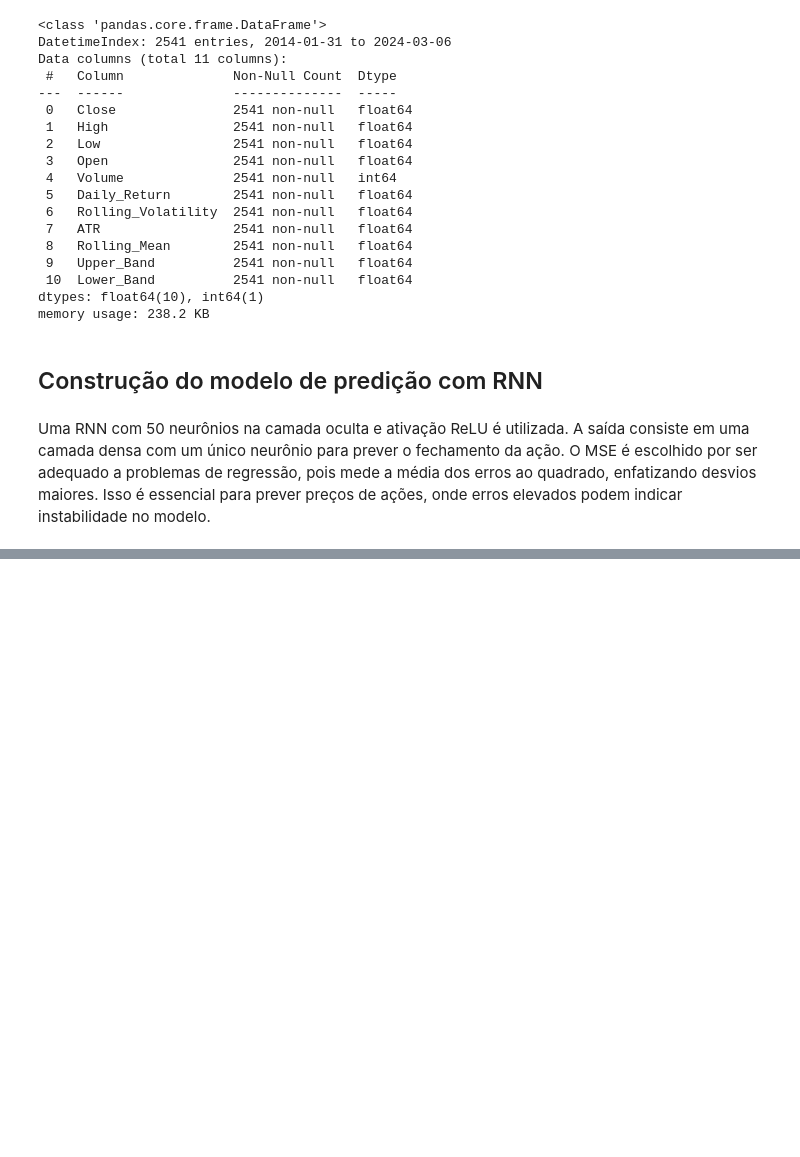
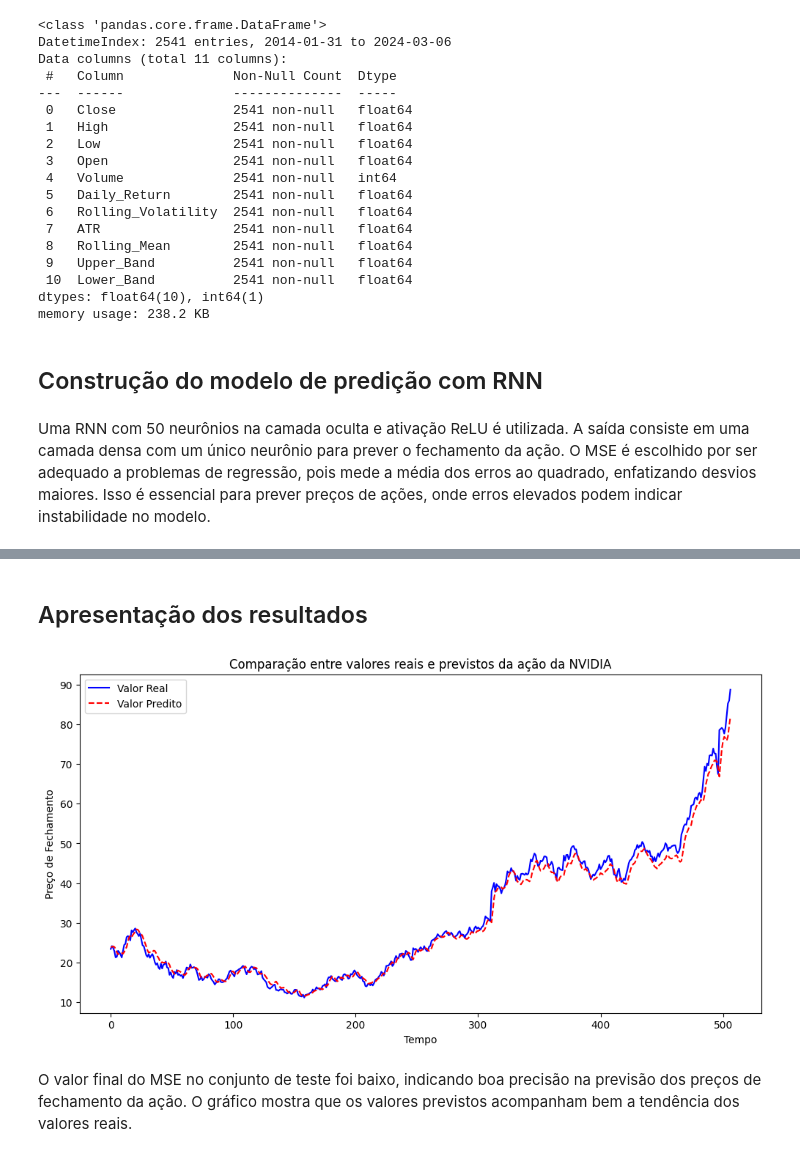
Before and after one commit to ianeraab/nvidia_stock_rnn, a Jupyter notebook: nvidia_stock_rnn.ipynb, the cells around one changed output, grey strips where cells are left out. Saved outputs shown, nothing was run; the diff lists cells and outputs as text; code cells hidden in the pictures; blank space fills up the shorter version.

Commit message:
feat: treinamento e avaliação do modelo

```diff
--- a/nvidia_stock_rnn.ipynb
+++ b/nvidia_stock_rnn.ipynb
@@ -132,0 +136,2 @@ model.compile(optimizer='adam', loss='mse')
+# %%
+history = model.fit(X_train, y_train, epochs=20, batch_size=16, validation_data=(X_test, y_test))
@@ -132,0 +158,4 @@ model.compile(optimizer='adam', loss='mse')
+# %%
+y_pred = model.predict(X_test)
+y_pred = scaler.inverse_transform(np.hstack((y_pred, np.zeros((y_pred.shape[0], len(features) - 1)))))[:, 0]
+y_test = scaler.inverse_transform(np.hstack((y_test.reshape(-1, 1), np.zeros((y_test.shape[0], len(features) - 1)))))[:, 0]
@@ -132,0 +164,15 @@ model.compile(optimizer='adam', loss='mse')
+# %% [markdown]
+## Apresentação dos resultados
+# %%
+plt.figure(figsize=(12, 6))
+plt.plot(y_test, label='Valor Real', color='blue')
+plt.plot(y_pred, label='Valor Predito', linestyle='dashed', color='red')
+plt.xlabel("Tempo")
+plt.ylabel("Preço de Fechamento")
+plt.legend()
+plt.title("Comparação entre valores reais e previstos da ação da NVIDIA")
+plt.show()
+# %% [output]
+[figure, added]
+# %% [markdown]
+O valor final do MSE no conjunto de teste foi baixo, indicando boa precisão na previsão dos preços de fechamento da ação. O gráfico mostra que os valores previstos acompanham bem a tendência dos valores reais.
```
Also changed, not shown: parts of 5 cells of this notebook, 1 other file.
